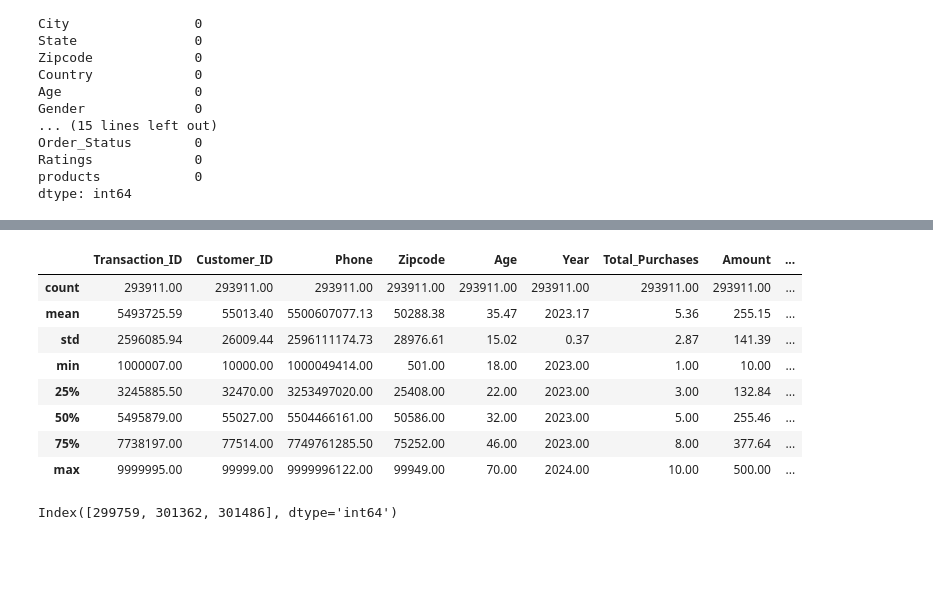
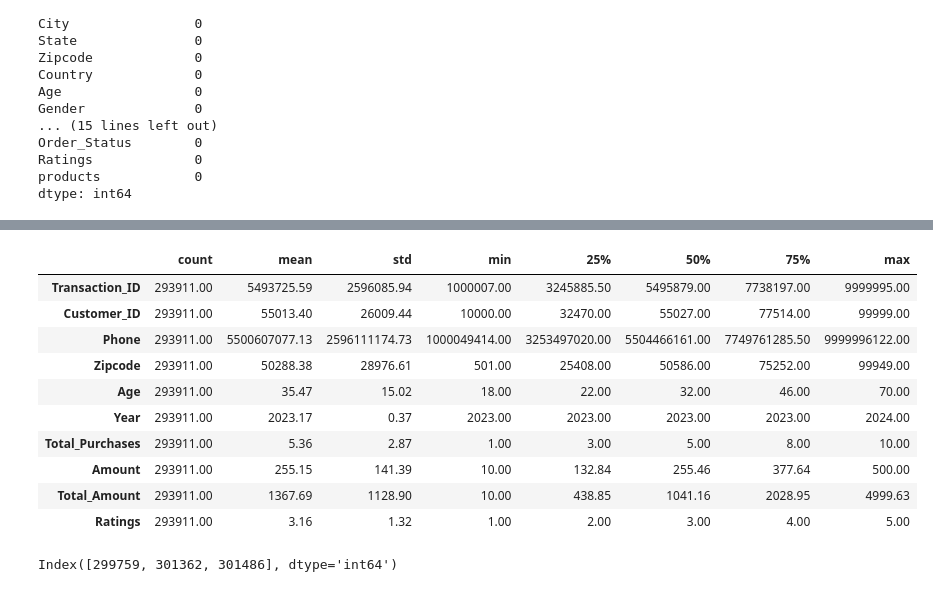
Before and after one commit to SergioDLezama/Retail-Analysis, a Jupyter notebook: main.ipynb, the cells around one changed output, grey strips where cells are left out. Saved outputs shown, nothing was run; the diff lists cells and outputs as text; code cells hidden in the pictures; blank space fills up the shorter version.

```diff
--- a/main.ipynb
+++ b/main.ipynb
@@ -93,17 +103,19 @@ df.head(3)
 | 1 | 2174773.00 | 69749.00 | Kelsey Hill | Mark36@gmail.com | 6852899987.00 | 82072 Dawn Centers | Nottingham | England | 99071.00 | UK | ... |
 | 2 | 6679610.00 | 30192.00 | Scott Jensen | Shane85@gmail.com | 8362160449.00 | 4133 Young Canyon | Geelong | New South Wales | 75929.00 | Australia | ... |
 # %%
-df.describe()
+df.describe().T
 # %% [output]
-|  | Transaction_ID | Customer_ID | Phone | Zipcode | Age | Year | Total_Purchases | Amount | ... |
-| count | 293911.00 | 293911.00 | 293911.00 | 293911.00 | 293911.00 | 293911.00 | 293911.00 | 293911.00 | ... |
-| mean | 5493725.59 | 55013.40 | 5500607077.13 | 50288.38 | 35.47 | 2023.17 | 5.36 | 255.15 | ... |
-| std | 2596085.94 | 26009.44 | 2596111174.73 | 28976.61 | 15.02 | 0.37 | 2.87 | 141.39 | ... |
-| min | 1000007.00 | 10000.00 | 1000049414.00 | 501.00 | 18.00 | 2023.00 | 1.00 | 10.00 | ... |
-| 25% | 3245885.50 | 32470.00 | 3253497020.00 | 25408.00 | 22.00 | 2023.00 | 3.00 | 132.84 | ... |
-| 50% | 5495879.00 | 55027.00 | 5504466161.00 | 50586.00 | 32.00 | 2023.00 | 5.00 | 255.46 | ... |
-| 75% | 7738197.00 | 77514.00 | 7749761285.50 | 75252.00 | 46.00 | 2023.00 | 8.00 | 377.64 | ... |
-| max | 9999995.00 | 99999.00 | 9999996122.00 | 99949.00 | 70.00 | 2024.00 | 10.00 | 500.00 | ... |
+|  | count | mean | std | min | 25% | 50% | 75% | max |
+| Transaction_ID | 293911.00 | 5493725.59 | 2596085.94 | 1000007.00 | 3245885.50 | 5495879.00 | 7738197.00 | 9999995.00 |
+| Customer_ID | 293911.00 | 55013.40 | 26009.44 | 10000.00 | 32470.00 | 55027.00 | 77514.00 | 99999.00 |
+| Phone | 293911.00 | 5500607077.13 | 2596111174.73 | 1000049414.00 | 3253497020.00 | 5504466161.00 | 7749761285.50 | 9999996122.00 |
+| Zipcode | 293911.00 | 50288.38 | 28976.61 | 501.00 | 25408.00 | 50586.00 | 75252.00 | 99949.00 |
+| Age | 293911.00 | 35.47 | 15.02 | 18.00 | 22.00 | 32.00 | 46.00 | 70.00 |
+| Year | 293911.00 | 2023.17 | 0.37 | 2023.00 | 2023.00 | 2023.00 | 2023.00 | 2024.00 |
+| Total_Purchases | 293911.00 | 5.36 | 2.87 | 1.00 | 3.00 | 5.00 | 8.00 | 10.00 |
+| Amount | 293911.00 | 255.15 | 141.39 | 10.00 | 132.84 | 255.46 | 377.64 | 500.00 |
+| Total_Amount | 293911.00 | 1367.69 | 1128.90 | 10.00 | 438.85 | 1041.16 | 2028.95 | 4999.63 |
+| Ratings | 293911.00 | 3.16 | 1.32 | 1.00 | 2.00 | 3.00 | 4.00 | 5.00 |
 # %%
 dup = df.duplicated()
 df[dup].index
```
Also changed, not shown: parts of 17 cells of this notebook.
